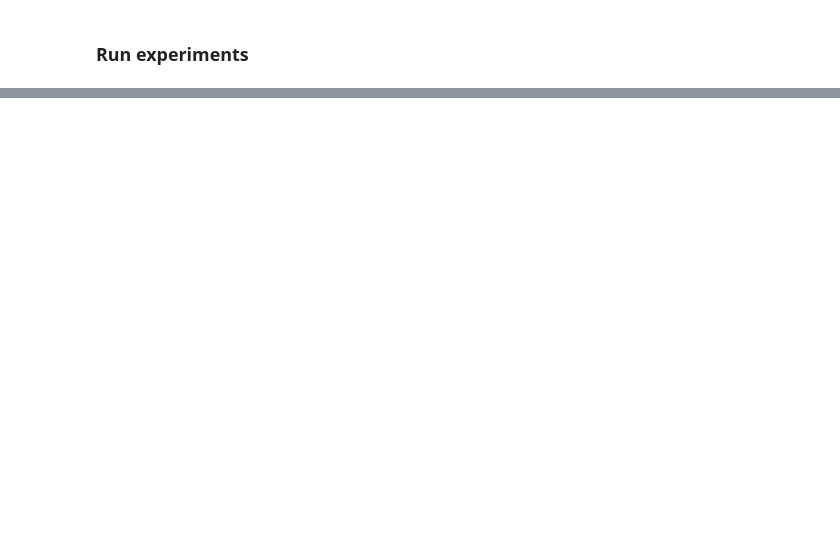
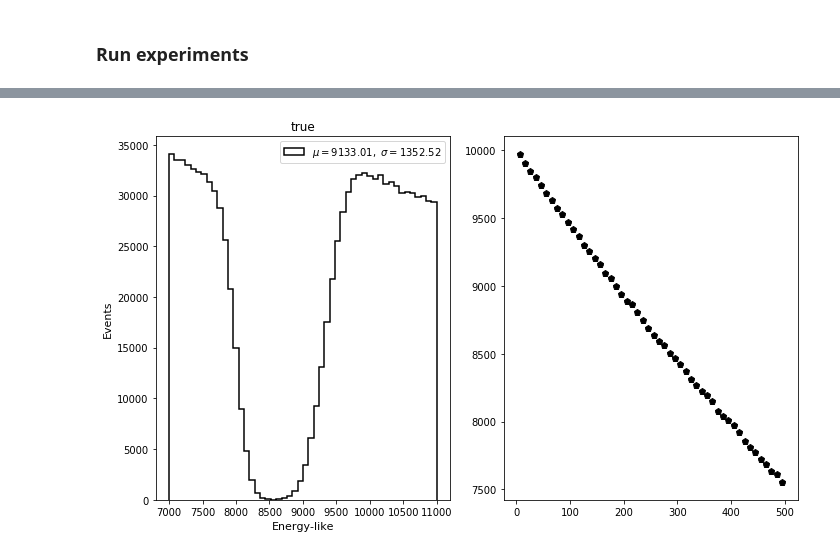
Before and after one commit to proscrite/KrCalibNB, a Jupyter notebook: reference/test_energy_lt_fits_JJGC.ipynb, the cells around one changed output, grey strips where cells are left out. Saved outputs shown, nothing was run; the diff lists cells and outputs as text; code cells hidden in the pictures; blank space fills up the shorter version.

```diff
--- a/reference/test_energy_lt_fits_JJGC.ipynb
+++ b/reference/test_energy_lt_fits_JJGC.ipynb
@@ -341,0 +372,6 @@ plot_histo(pltLabels, ax)
+# %%
+plot_energy_vs_z_histo_and_profile(es, zc, emean_z, esigma_z,
+                                   bins_e = 50, range_e = (1e+3,13e+3),
+                                   figsize=(10,6))
+# %% [output]
+[figure, added]
```
Also changed, not shown: parts of 23 cells of this notebook.
